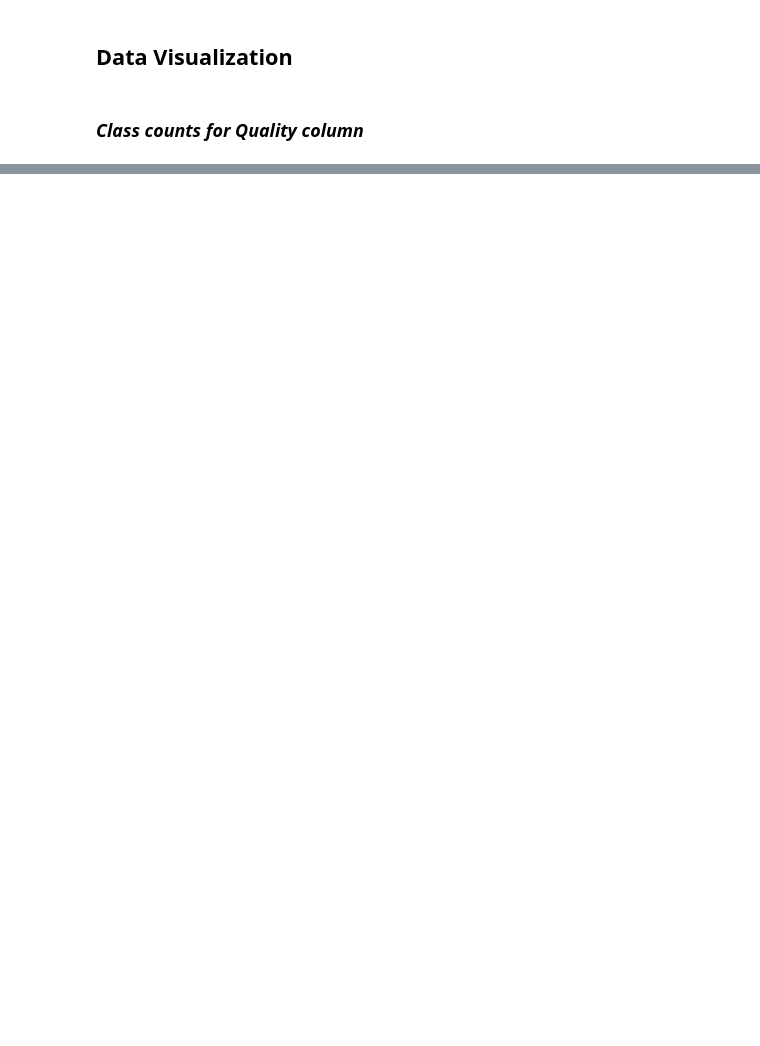
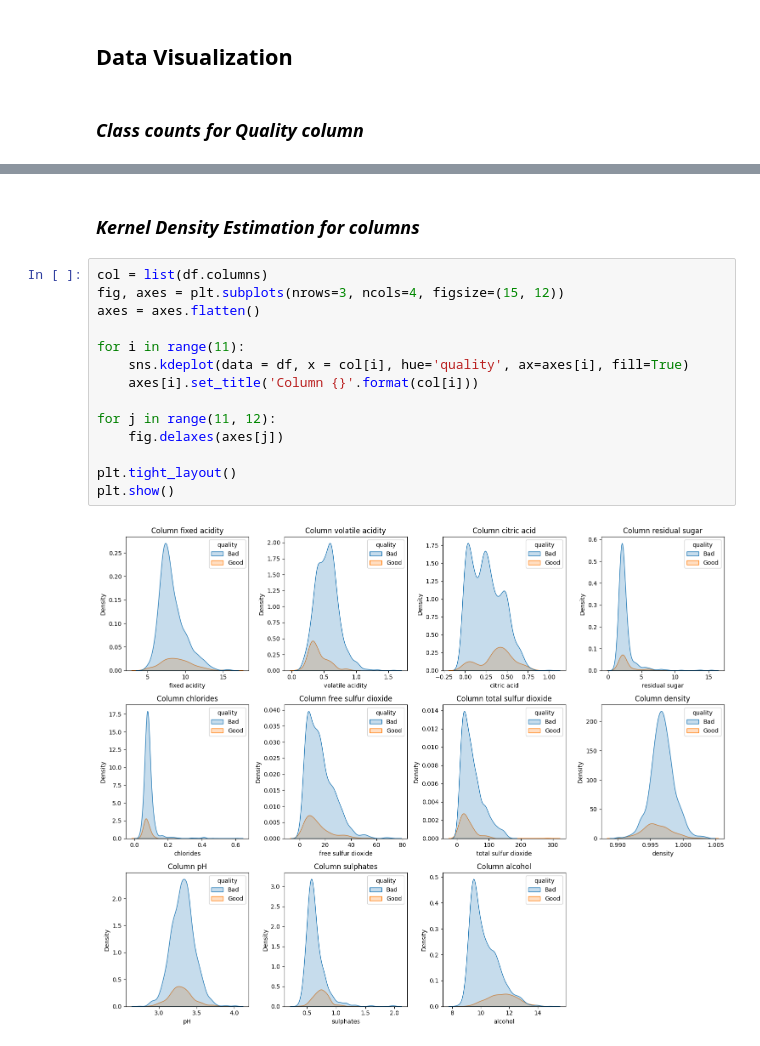
Before and after one commit to 176deepak/red-wine, a Jupyter notebook: Notebooks/Exploratory_Analysis.ipynb, the cells around one changed output, grey strips where cells are left out. Drawn from its saved outputs; the diff is of its cells as text; blank space fills up the shorter version.

```diff
--- a/Notebooks/Exploratory_Analysis.ipynb
+++ b/Notebooks/Exploratory_Analysis.ipynb
@@ -174,0 +220,18 @@ plt.show()
+# %% [markdown]
+### *Kernel Density Estimation for columns*
+# %%
+col = list(df.columns)
+fig, axes = plt.subplots(nrows=3, ncols=4, figsize=(15, 12))
+axes = axes.flatten()
+
+for i in range(11):
+    sns.kdeplot(data = df, x = col[i], hue='quality', ax=axes[i], fill=True)
+    axes[i].set_title('Column {}'.format(col[i]))
+
+for j in range(11, 12):
+    fig.delaxes(axes[j])
+
+plt.tight_layout()
+plt.show()
+# %% [output]
+[figure, added]
```
Also changed, not shown: parts of 6 cells of this notebook.
